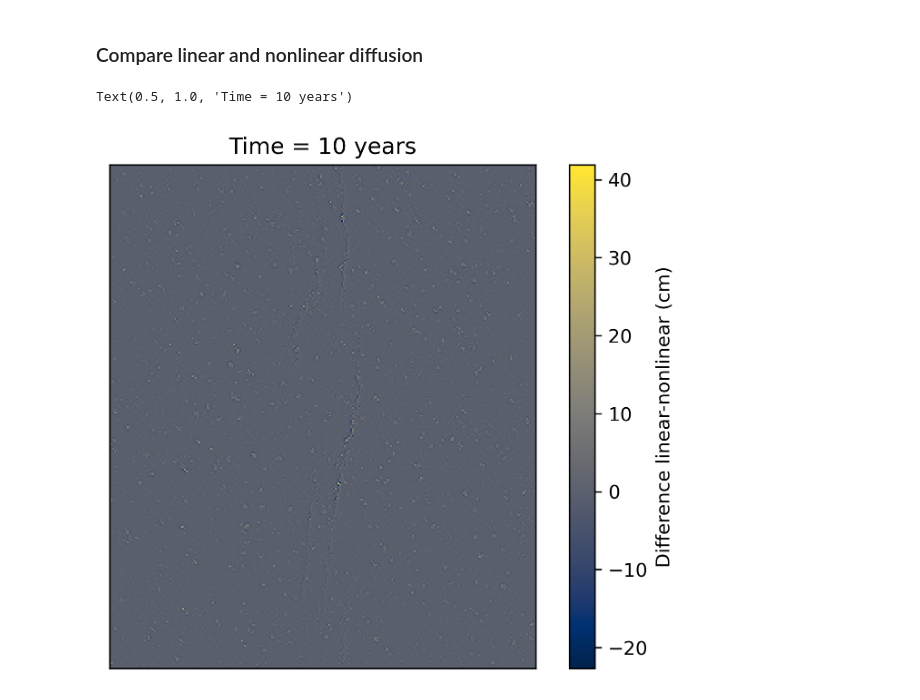
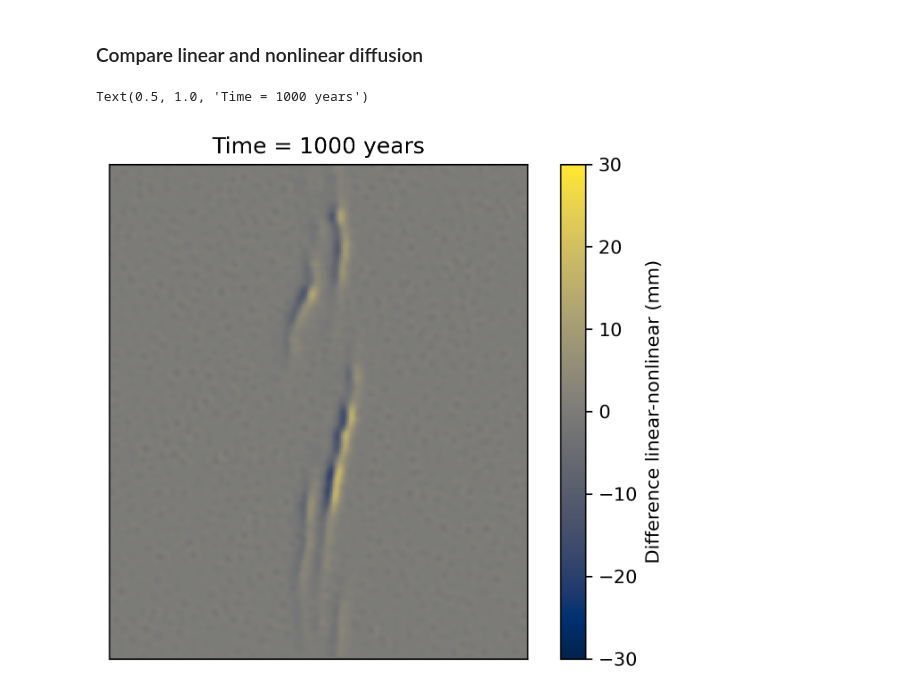
Before and after one commit to absrp/landscape_evolution_PFDHA, a Jupyter notebook: scarp_erosion_simulation_nonlinear.ipynb, the cells around one changed output. Cells and saved outputs as stored; diff of their text form; code cells hidden in the pictures.

```diff
--- a/scarp_erosion_simulation_nonlinear.ipynb
+++ b/scarp_erosion_simulation_nonlinear.ipynb
@@ -6,7 +6,7 @@ Non-linear implementation based on Abel Hafiz's MSc code
 ### User defined options
 # %%
 DEM_name = 'DEMs/R1.asc' # set name of your DEM here
-total_time = 10 # set total time of simulation in years here, code will output diffused scarp over that timescale
+total_time = 1000 # set total time of simulation in years here, code will output diffused scarp over that timescale
 #file_name_export = 'eroded_DEMs/Ridgecrest2_eroded.asc' # set name of output synthetic DEM here
 # %% [markdown]
 ### Import Python packages and Landlab tools
@@ -90,14 +90,14 @@ for p in range(n_iter):
 z_linear =  z_linear[mg_linear.nodes]
 # %%
 zdiff = z_linear - z_nonlinear
-zchange = mg.node_vector_to_raster(zdiff, flip_vertically=True)
+zchange = mg_nonlinear.node_vector_to_raster(zdiff, flip_vertically=True)
 plt.figure(dpi=300)
-plt.imshow(zchange*100,cmap='cividis')
+plt.imshow(zchange*1000,cmap='cividis',vmin=-30,vmax=30)
 colorbar = plt.colorbar()
-colorbar.set_label('Difference linear-nonlinear (cm)')
+colorbar.set_label('Difference linear-nonlinear (mm)')
 plt.yticks([])
 plt.xticks([])
 plt.title(f'Time = {total_time} years')
 # %% [output]
-Text(0.5, 1.0, 'Time = 10 years')
+Text(0.5, 1.0, 'Time = 1000 years')
-[figure, old version]
+[figure, new version]
```
Also changed, not shown: parts of 3 cells of this notebook.
